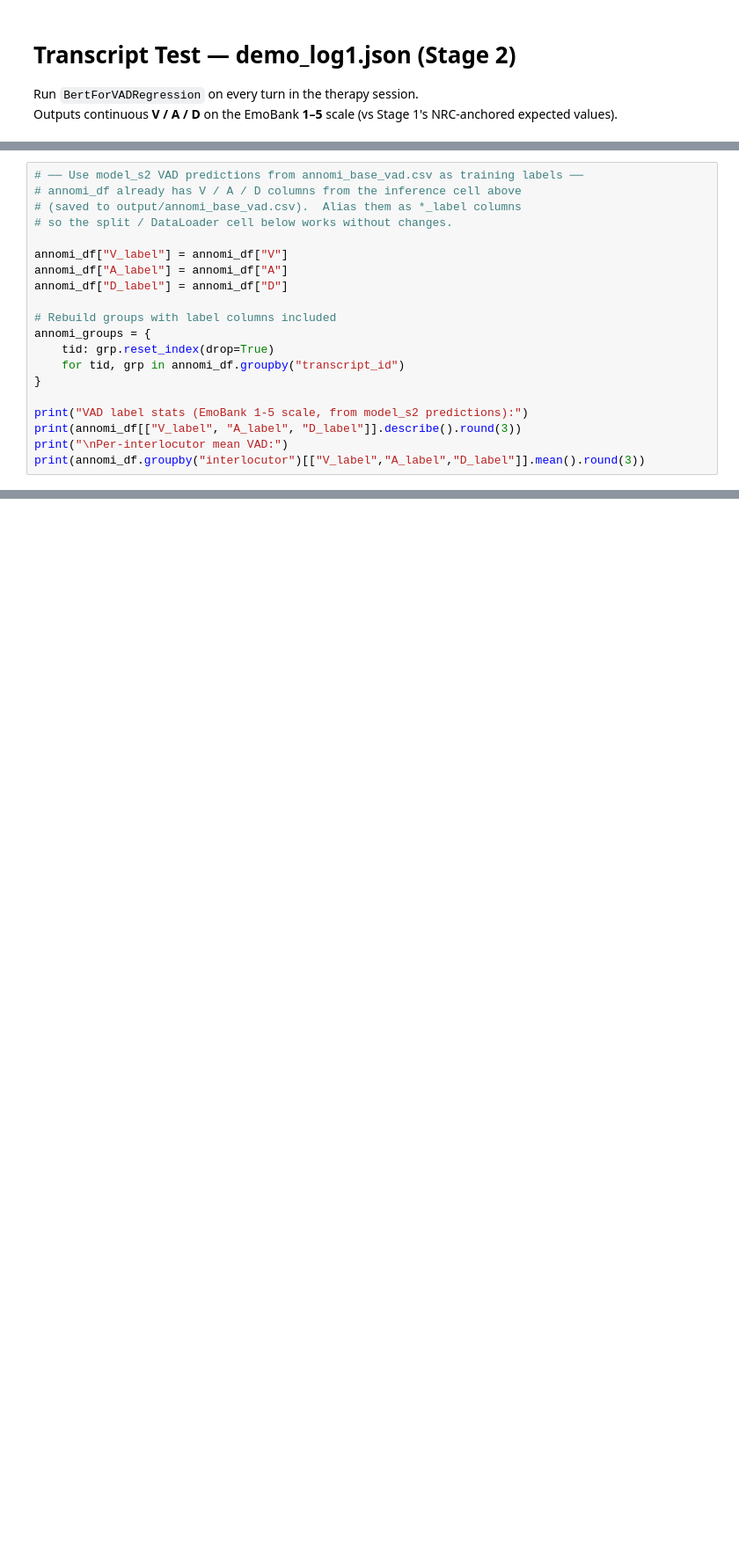
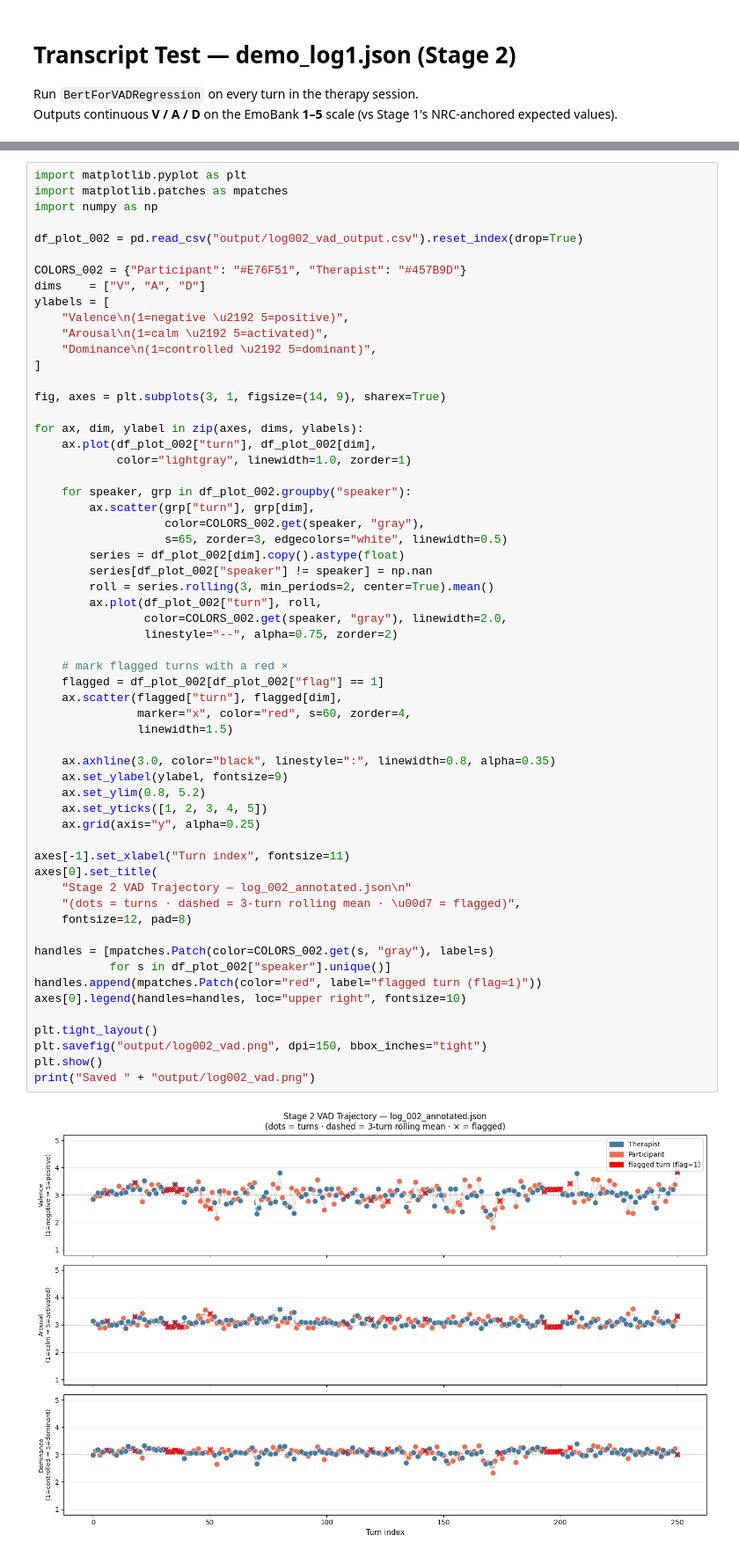
Before and after one commit to PatthinanS/BERTdemo, a Jupyter notebook: xlm-r/demo_1_xlm-r.ipynb, the cells around one changed output, grey strips where cells are left out. Shown at 88% size. Saved outputs shown, nothing was run; the diff lists cells and outputs as text; blank space fills up the shorter version.

```diff
--- a/xlm-r/demo_1_xlm-r.ipynb
+++ b/xlm-r/demo_1_xlm-r.ipynb
@@ -1761,20 +1508,0 @@ stay together, preventing utterance leakage across splits.  The resulting
-# %%
-# ── Use model_s2 VAD predictions from annomi_base_vad.csv as training labels ──
-# annomi_df already has V / A / D columns from the inference cell above
-# (saved to output/annomi_base_vad.csv).  Alias them as *_label columns
-# so the split / DataLoader cell below works without changes.
-
-annomi_df["V_label"] = annomi_df["V"]
-annomi_df["A_label"] = annomi_df["A"]
-annomi_df["D_label"] = annomi_df["D"]
-
-# Rebuild groups with label columns included
-annomi_groups = {
-    tid: grp.reset_index(drop=True)
-    for tid, grp in annomi_df.groupby("transcript_id")
-}
-
-print("VAD label stats (EmoBank 1-5 scale, from model_s2 predictions):")
-print(annomi_df[["V_label", "A_label", "D_label"]].describe().round(3))
-print("\nPer-interlocutor mean VAD:")
-print(annomi_df.groupby("interlocutor")[["V_label","A_label","D_label"]].mean().round(3))
@@ -1852,0 +1590,61 @@ for s in ["annomi_train.csv", "annomi_dev.csv", "annomi_test.csv"]:
+# %%
+import matplotlib.pyplot as plt
+import matplotlib.patches as mpatches
+import numpy as np
+
+df_plot_002 = pd.read_csv("output/log002_vad_output.csv").reset_index(drop=True)
+
+COLORS_002 = {"Participant": "#E76F51", "Therapist": "#457B9D"}
+dims    = ["V", "A", "D"]
+ylabels = [
+    "Valence\n(1=negative \u2192 5=positive)",
+    "Arousal\n(1=calm \u2192 5=activated)",
+    "Dominance\n(1=controlled \u2192 5=dominant)",
+]
+
+fig, axes = plt.subplots(3, 1, figsize=(14, 9), sharex=True)
+
+for ax, dim, ylabel in zip(axes, dims, ylabels):
+    ax.plot(df_plot_002["turn"], df_plot_002[dim],
+            color="lightgray", linewidth=1.0, zorder=1)
+
+    for speaker, grp in df_plot_002.groupby("speaker"):
+        ax.scatter(grp["turn"], grp[dim],
+                   color=COLORS_002.get(speaker, "gray"),
+                   s=65, zorder=3, edgecolors="white", linewidth=0.5)
+        series = df_plot_002[dim].copy().astype(float)
+        series[df_plot_002["speaker"] != speaker] = np.nan
+        roll = series.rolling(3, min_periods=2, center=True).mean()
+        ax.plot(df_plot_002["turn"], roll,
+                color=COLORS_002.get(speaker, "gray"), linewidth=2.0,
+                linestyle="--", alpha=0.75, zorder=2)
+
+    # mark flagged turns with a red ×
+    flagged = df_plot_002[df_plot_002["flag"] == 1]
+    ax.scatter(flagged["turn"], flagged[dim],
+               marker="x", color="red", s=60, zorder=4,
+               linewidth=1.5)
+
+    ax.axhline(3.0, color="black", linestyle=":", linewidth=0.8, alpha=0.35)
+    ax.set_ylabel(ylabel, fontsize=9)
+    ax.set_ylim(0.8, 5.2)
+    ax.set_yticks([1, 2, 3, 4, 5])
+    ax.grid(axis="y", alpha=0.25)
+
+axes[-1].set_xlabel("Turn index", fontsize=11)
+axes[0].set_title(
+    "Stage 2 VAD Trajectory — log_002_annotated.json\n"
+    "(dots = turns · dashed = 3-turn rolling mean · \u00d7 = flagged)",
+    fontsize=12, pad=8)
+
+handles = [mpatches.Patch(color=COLORS_002.get(s, "gray"), label=s)
+           for s in df_plot_002["speaker"].unique()]
+handles.append(mpatches.Patch(color="red", label="flagged turn (flag=1)"))
+axes[0].legend(handles=handles, loc="upper right", fontsize=10)
+
+plt.tight_layout()
+plt.savefig("output/log002_vad.png", dpi=150, bbox_inches="tight")
+plt.show()
+print("Saved " + "output/log002_vad.png")
+# %% [output]
+[figure, added]
```
Also changed, not shown: parts of 46 cells of this notebook.
